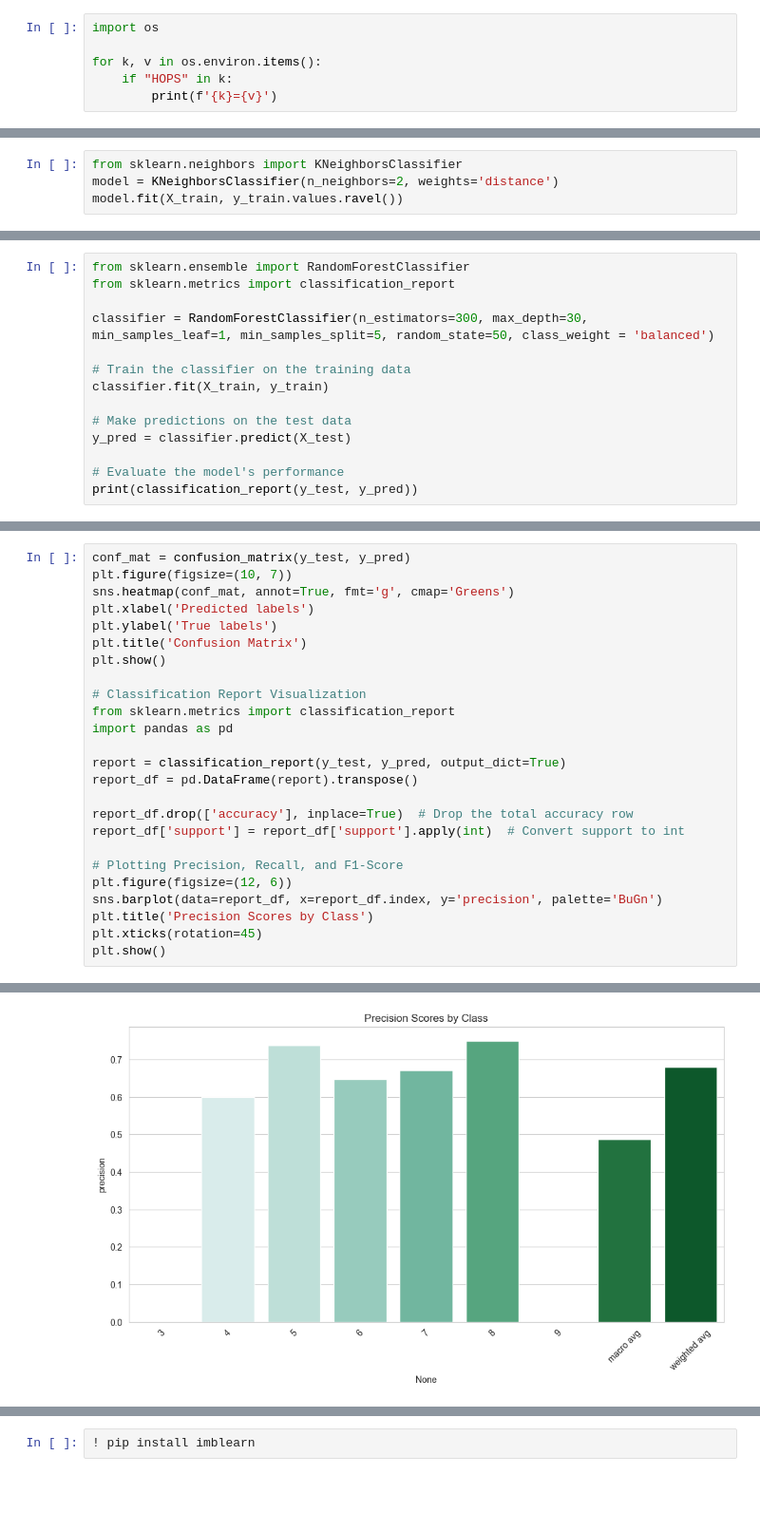
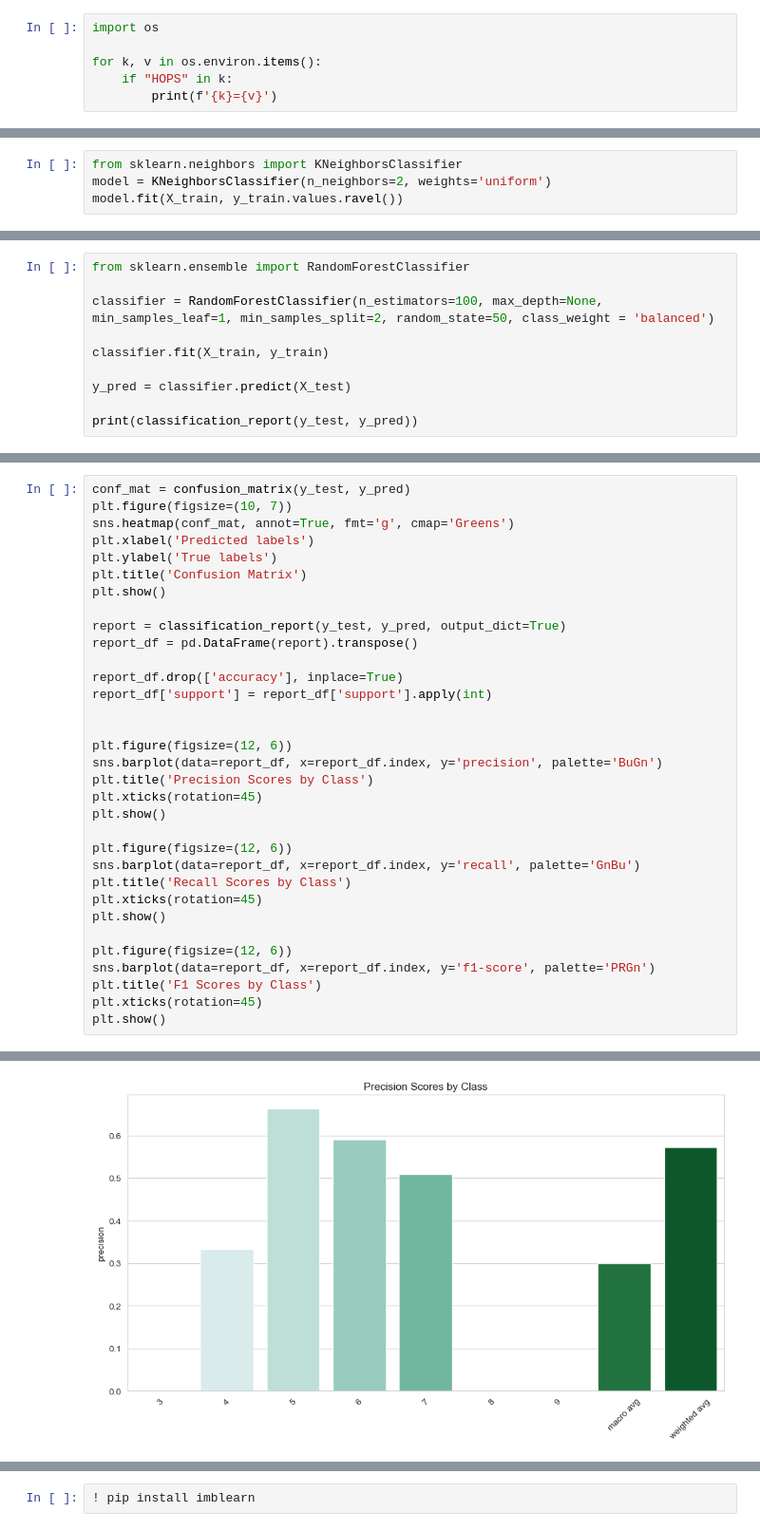
Before and after one commit to jimdowling/ID2223-Scalable-Machine-Learning-and-Deep-Learning, a Jupyter notebook: Lab1/Task2 - Wine Dataset/wine-training-pipeline_classification.ipynb, the cells around one changed output, grey strips where cells are left out. Shown at 95% size. Drawn from its saved outputs; the diff is of its cells as text; blank space fills up the shorter version.

Commit message:
fixed classifier, added comments to EDA and Classifier

```diff
--- a/Lab1/Task2 - Wine Dataset/wine-training-pipeline_classification.ipynb
+++ b/Lab1/Task2 - Wine Dataset/wine-training-pipeline_classification.ipynb
@@ -70,5 +59,5 @@ VersionWarning: Incremented version to `1`.
 # %%
 from sklearn.neighbors import KNeighborsClassifier
-model = KNeighborsClassifier(n_neighbors=2, weights='distance')
+model = KNeighborsClassifier(n_neighbors=2, weights='uniform')
 model.fit(X_train, y_train.values.ravel())
 # %% [output]
@@ -134,16 +126,12 @@ print(best_params)
 # %%
 from sklearn.ensemble import RandomForestClassifier
-from sklearn.metrics import classification_report
 
-classifier = RandomForestClassifier(n_estimators=300, max_depth=30, min_samples_leaf=1, min_samples_split=5, random_state=50, class_weight = 'balanced')
+classifier = RandomForestClassifier(n_estimators=100, max_depth=None, min_samples_leaf=1, min_samples_split=2, random_state=50, class_weight = 'balanced')
 
-# Train the classifier on the training data
 classifier.fit(X_train, y_train)
 
-# Make predictions on the test data
 y_pred = classifier.predict(X_test)
 
-# Evaluate the model's performance
 print(classification_report(y_test, y_pred))
 # %% [output]
 DataConversionWarning: A column-vector y was passed when a 1d array was expected. Please change the shape of y to (n_samples,), for example using ravel().
@@ -172,20 +160,28 @@ plt.ylabel('True labels')
 plt.title('Confusion Matrix')
 plt.show()
 
-# Classification Report Visualization
-from sklearn.metrics import classification_report
-import pandas as pd
-
 report = classification_report(y_test, y_pred, output_dict=True)
 report_df = pd.DataFrame(report).transpose()
 
-report_df.drop(['accuracy'], inplace=True)  # Drop the total accuracy row
-report_df['support'] = report_df['support'].apply(int)  # Convert support to int
+report_df.drop(['accuracy'], inplace=True)
+report_df['support'] = report_df['support'].apply(int)
 
-# Plotting Precision, Recall, and F1-Score
+
 plt.figure(figsize=(12, 6))
 sns.barplot(data=report_df, x=report_df.index, y='precision', palette='BuGn')
 plt.title('Precision Scores by Class')
 plt.xticks(rotation=45)
 plt.show()
+
+plt.figure(figsize=(12, 6))
+sns.barplot(data=report_df, x=report_df.index, y='recall', palette='GnBu')
+plt.title('Recall Scores by Class')
+plt.xticks(rotation=45)
+plt.show()
+
+plt.figure(figsize=(12, 6))
+sns.barplot(data=report_df, x=report_df.index, y='f1-score', palette='PRGn')
+plt.title('F1 Scores by Class')
+plt.xticks(rotation=45)
+plt.show()
 # %% [output]
@@ -199 +192 @@ Passing `palette` without assigning `hue` is deprecated and will be removed in v
-[figure, old version]
+[figure, new version]
```
Also changed, not shown: parts of 31 cells of this notebook, 2 other files.
